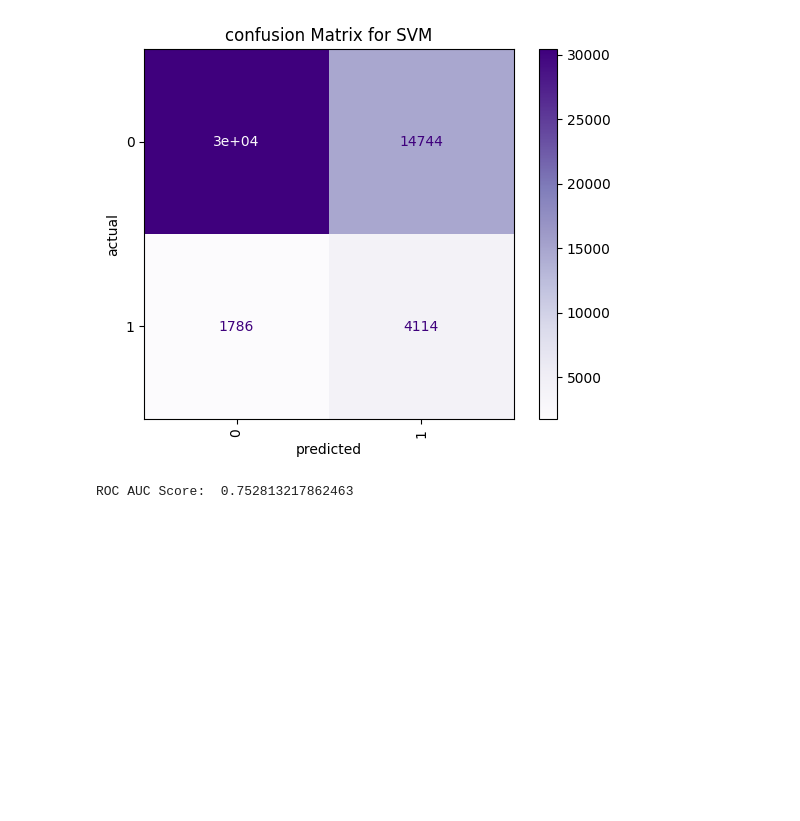
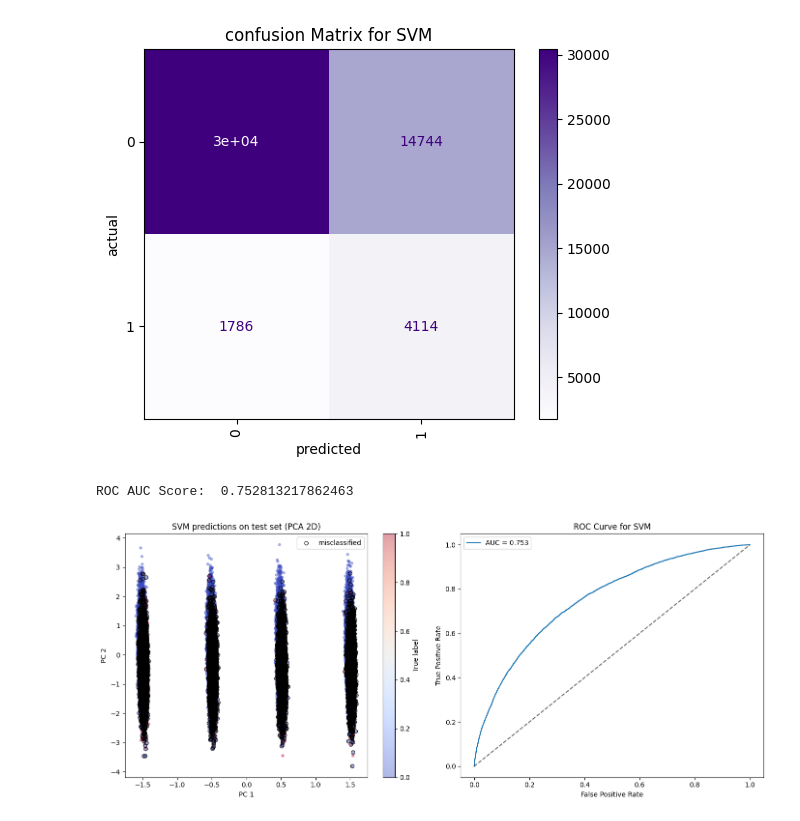
Before and after one commit to okmpatel/Ami_FinalProject, a Jupyter notebook: models/svm.ipynb, the cells around one changed output. Drawn from its saved outputs; the diff is of its cells as text; code cells hidden in the pictures; blank space fills up the shorter version.

Commit message:
Add Visualization

```diff
--- a/models/svm.ipynb
+++ b/models/svm.ipynb
@@ -162,3 +162,38 @@ auc_score = roc_auc_score(y_test, y_scores)
 print(f"ROC AUC Score: ", auc_score)
 # %% [output]
 ROC AUC Score:  0.752813217862463
+# %%
+from sklearn.metrics import roc_curve
+
+x_test_pca2 = pca3.transform(x_test)[:, :2]
+
+y_true = y_test.values
+y_pred_arr = y_pred
+misclassified = y_true != y_pred_arr
+
+fig, axes = plt.subplots(1, 2, figsize=(14, 6))
+
+ax = axes[0]
+sc = ax.scatter(x_test_pca2[:, 0], x_test_pca2[:, 1],
+                c=y_true, cmap=colormap, alpha=0.4, s=12)
+ax.scatter(x_test_pca2[misclassified, 0], x_test_pca2[misclassified, 1],
+           facecolors='none', edgecolors='k', s=30, linewidths=0.8, label='misclassified')
+ax.set_title('SVM predictions on test set (PCA 2D)')
+ax.set_xlabel('PC 1')
+ax.set_ylabel('PC 2')
+ax.legend()
+plt.colorbar(sc, ax=ax, label='True label')
+
+ax = axes[1]
+fpr, tpr, _ = roc_curve(y_true, y_scores)
+ax.plot(fpr, tpr, label=f'AUC = {auc_score:.3f}')
+ax.plot([0, 1], [0, 1], 'k--', alpha=0.6)
+ax.set_title('ROC Curve for SVM')
+ax.set_xlabel('False Positive Rate')
+ax.set_ylabel('True Positive Rate')
+ax.legend()
+
+plt.tight_layout()
+plt.show()
+# %% [output]
+[figure, added]
```
